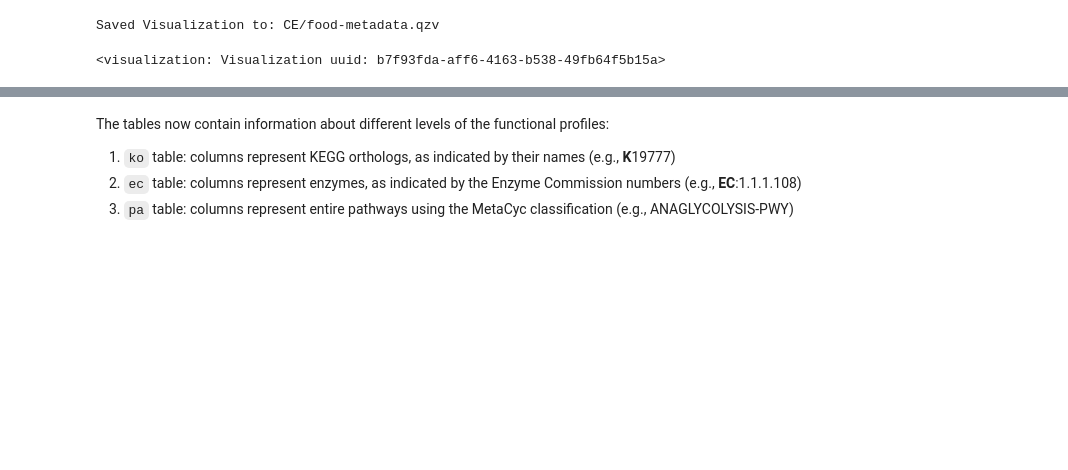
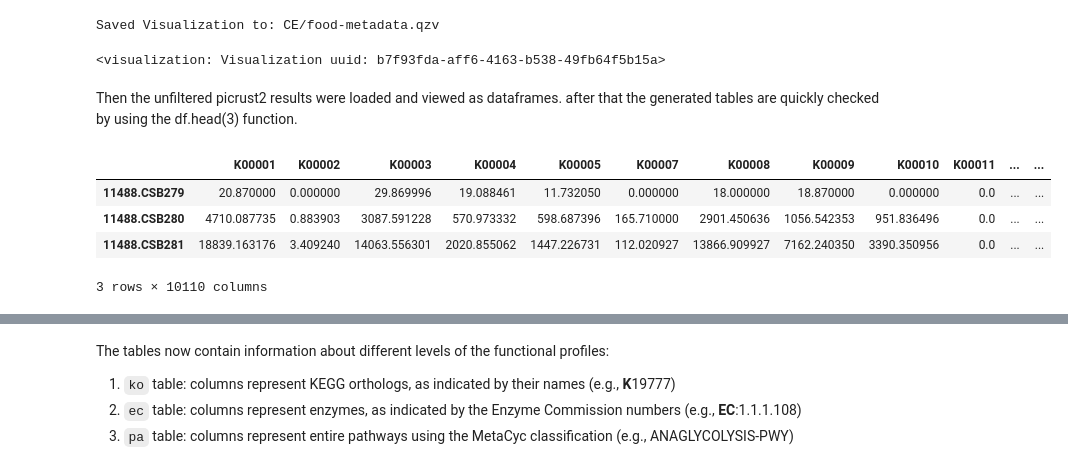
Before and after one commit to besutter1/Cheez-Eyez, a Jupyter notebook: metagenomics.ipynb, the cells around one changed output, grey strips where cells are left out. Cells and saved outputs as stored; diff of their text form; code cells hidden in the pictures; blank space fills up the shorter version.

```diff
--- a/metagenomics.ipynb
+++ b/metagenomics.ipynb
@@ -78,4 +73,6 @@ Saved Visualization to: CE/food-metadata.qzv
 Visualization.load(f'{data_dir}/food-metadata.qzv')
 # %% [output]
 <visualization: Visualization uuid: b7f93fda-aff6-4163-b538-49fb64f5b15a>
+# %% [markdown]
+Then the unfiltered picrust2 results were loaded and viewed as dataframes. after that the generated tables are quickly checked by using the df.head(3) function.
 # %%
@@ -84,3 +79,11 @@ Visualization.load(f'{data_dir}/food-metadata.qzv')
 ko = q2.Artifact.load(f'{data_dir}/picrust2_results/ko_metagenome.qza').view(pd.DataFrame)
 ec = q2.Artifact.load(f'{data_dir}/picrust2_results/ec_metagenome.qza').view(pd.DataFrame)
 pa = q2.Artifact.load(f'{data_dir}/picrust2_results/pathway_abundance.qza').view(pd.DataFrame)
+# %%
+ko.head(3)
+# %% [output]
+|  | K00001 | K00002 | K00003 | K00004 | K00005 | K00007 | K00008 | K00009 | K00010 | K00011 | ... | ... |
+| 11488.CSB279 | 20.870000 | 0.000000 | 29.869996 | 19.088461 | 11.732050 | 0.000000 | 18.000000 | 18.870000 | 0.000000 | 0.0 | ... | ... |
+| 11488.CSB280 | 4710.087735 | 0.883903 | 3087.591228 | 570.973332 | 598.687396 | 165.710000 | 2901.450636 | 1056.542353 | 951.836496 | 0.0 | ... | ... |
+| 11488.CSB281 | 18839.163176 | 3.409240 | 14063.556301 | 2020.855062 | 1447.226731 | 112.020927 | 13866.909927 | 7162.240350 | 3390.350956 | 0.0 | ... | ... |
+3 rows × 10110 columns
```
Also changed, not shown: parts of 9 cells of this notebook.
